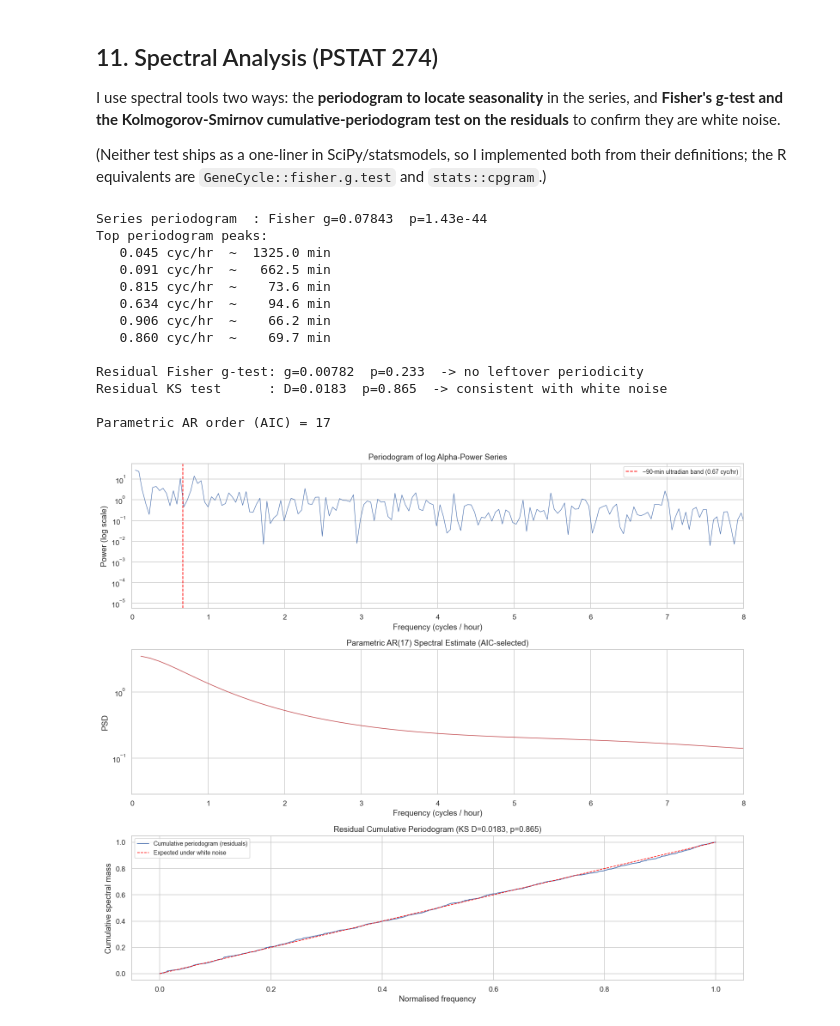
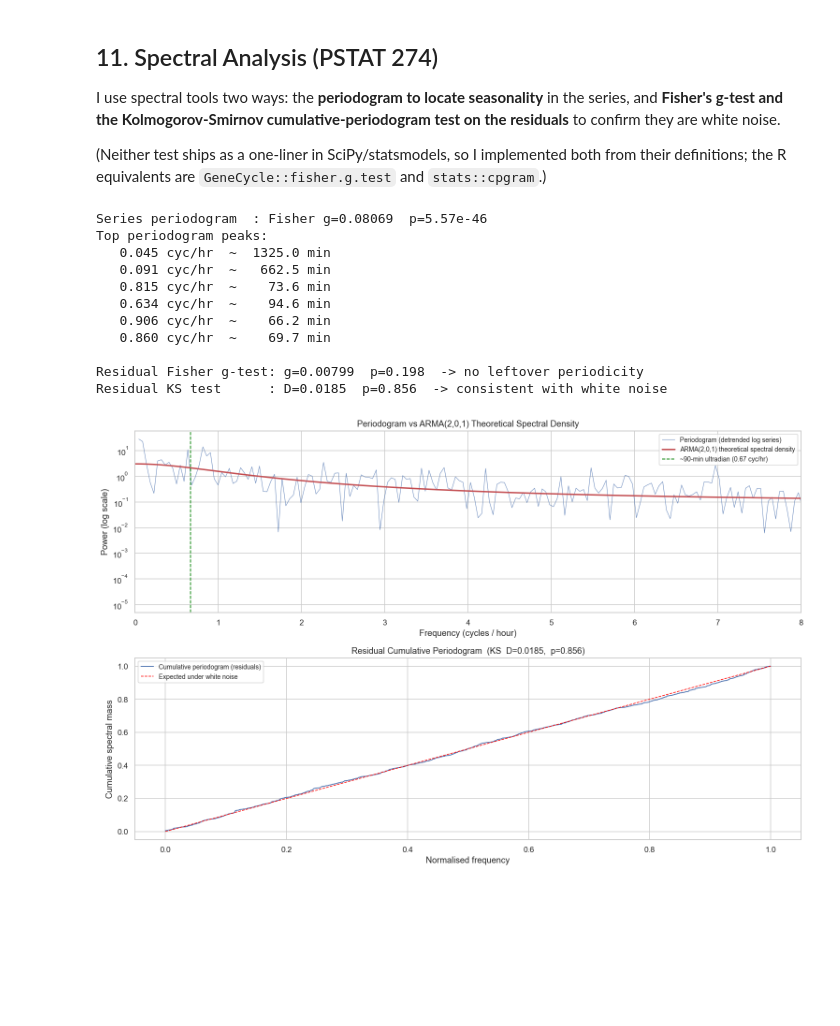
Before and after one commit to clarktenge/eeg-sleep-sarima, a Jupyter notebook: eeg_sleep_sarima.ipynb, the cells around one changed output. Cells and saved outputs as stored; diff of their text form; code cells hidden in the pictures; blank space fills up the shorter version.

```diff
--- a/eeg_sleep_sarima.ipynb
+++ b/eeg_sleep_sarima.ipynb
@@ -506,66 +656,82 @@ def ks_cumulative_periodogram(Pxx):
 dt_hr = EPOCH_SEC/3600.0
 
 # Periodogram of the (log) series -> where is the seasonality?
-ser = log_transform(X_t).values
+ser = signal.detrend(log_transform(X_t).values, type='linear')
 f_ep, Pxx = signal.periodogram(ser, fs=1.0)
 f_hr, Pnz = f_ep[1:]/dt_hr, Pxx[1:]
 g_ser, gp_ser = fisher_g_test(Pnz)
 print(f'Series periodogram  : Fisher g={g_ser:.5f}  p={gp_ser:.3g}')
 print('Top periodogram peaks:')
 for i in np.argsort(Pnz)[-6:][::-1]:
     print(f'  {f_hr[i]:6.3f} cyc/hr  ~ {60/f_hr[i]:7.1f} min')
 
 # Fisher + KS on the residuals -> are they white?
 f_r, Pr = signal.periodogram(resid, fs=1.0); Pr = Pr[1:]
 g_res, gp_res = fisher_g_test(Pr)
 d_res, dp_res, cum = ks_cumulative_periodogram(Pr)
 print(f'\nResidual Fisher g-test: g={g_res:.5f}  p={gp_res:.3g}  '
       f'-> {"periodicity remains" if gp_res<0.05 else "no leftover periodicity"}')
 print(f'Residual KS test      : D={d_res:.4f}  p={dp_res:.3g}  '
       f'-> {"structure remains" if dp_res<0.05 else "consistent with white noise"}')
 
-# Parametric AR PSD (AIC-selected order) for a smoother view of the peaks
-ba, bo = np.inf, 1
-for p in range(1, 26):
-    try:
-        mm = AutoReg(ser, lags=p, old_names=False).fit()
-        if mm.aic < ba: ba, bo = mm.aic, p
-    except Exception: pass
-arf = AutoReg(ser, lags=bo, old_names=False).fit(); apar = arf.params[1:]; s2 = np.var(arf.resid)
-w = np.linspace(0, np.pi, 512); H = np.ones(len(w), dtype=complex)
-for k, a_k in enumerate(apar, start=1): H -= a_k*np.exp(-1j*w*k)
-S_ar = s2/np.abs(H)**2; f_ar = (w/(2*np.pi))/dt_hr
-print(f'\nParametric AR order (AIC) = {bo}')
+# ── Theoretical spectral density of fitted ARMA(2,0,1) ───────────────────────
+# S(f) = σ² |θ(e^{2πif})|² / |φ(e^{2πif})|²   f in cycles/epoch
+phi1       = res.params[1]   # ar.L1
+phi2       = res.params[2]   # ar.L2
+theta1     = res.params[3]   # ma.L1  (statsmodels: +θB convention)
+sigma2_fit = res.params[4]   # sigma2
 
-fig, axes = plt.subplots(3, 1, figsize=(14, 12))
-axes[0].semilogy(f_hr, Pnz, color='#4C72B0', lw=0.8)
-axes[0].axvline(1/1.5, color='red', lw=1.2, ls='--', label='~90-min ultradian band (0.67 cyc/hr)')
-axes[0].set_title('Periodogram of log Alpha-Power Series'); axes[0].set_xlim(0, 8)
-axes[0].set_xlabel('Frequency (cycles / hour)'); axes[0].set_ylabel('Power (log scale)'); axes[0].legend(fontsize=9)
-axes[1].semilogy(f_ar[1:], S_ar[1:], color='#C44E52', lw=1.0); axes[1].set_xlim(0, 8)
-axes[1].set_title(f'Parametric AR({bo}) Spectral Estimate (AIC-selected)')
-axes[1].set_xlabel('Frequency (cycles / hour)'); axes[1].set_ylabel('PSD')
+f_mod_ep = np.linspace(1e-6, 0.499, 4096)
+z        = np.exp(-1j * 2 * np.pi * f_mod_ep)
+phi_z    = 1 - phi1*z - phi2*z**2      # AR poly: 1 - φ₁B - φ₂B²
+theta_z  = 1 + theta1*z                 # MA poly: 1 + θ₁B
+S_model  = sigma2_fit * np.abs(theta_z)**2 / np.abs(phi_z)**2
+f_mod_hr = f_mod_ep / dt_hr             # convert to cycles/hour for plot
+
+# ── Two-panel figure ──────────────────────────────────────────────────────────
+fig, axes = plt.subplots(2, 1, figsize=(14, 9))
+
+# Panel 1: periodogram + model spectral density
+axes[0].semilogy(f_hr, Pnz, color='#4C72B0', lw=0.7, alpha=0.8,
+                 label='Periodogram (detrended log series)')
+axes[0].semilogy(f_mod_hr, S_model, color='#C44E52', lw=2.0,
+                 label='ARMA(2,0,1) theoretical spectral density')
+axes[0].axvline(1/1.5, color='green', lw=1.2, ls='--',
+                label='~90-min ultradian (0.67 cyc/hr)')
+axes[0].set_xlim(0, 8)
+axes[0].set_title('Periodogram vs ARMA(2,0,1) Theoretical Spectral Density')
+axes[0].set_xlabel('Frequency (cycles / hour)')
+axes[0].set_ylabel('Power (log scale)')
+axes[0].legend(fontsize=9)
+
+# Panel 2: residual cumulative periodogram (unchanged)
 fp = np.linspace(0, 1, len(cum))
-axes[2].plot(fp, cum, color='#4C72B0', lw=1.2, label='Cumulative periodogram (residuals)')
-axes[2].plot(fp, fp, color='red', lw=1.0, ls='--', label='Expected under white noise')
-axes[2].set_title(f'Residual Cumulative Periodogram (KS D={d_res:.4f}, p={dp_res:.3g})')
-axes[2].set_xlabel('Normalised frequency'); axes[2].set_ylabel('Cumulative spectral mass'); axes[2].legend(fontsize=9)
-plt.tight_layout(); plt.savefig(f'{FIGURES_DIR}/spectral_analysis.png', bbox_inches='tight'); plt.show()
+axes[1].plot(fp, cum, color='#4C72B0', lw=1.2,
+             label='Cumulative periodogram (residuals)')
+axes[1].plot(fp, fp, color='red', lw=1.0, ls='--',
+             label='Expected under white noise')
+axes[1].set_title(f'Residual Cumulative Periodogram  '
+                  f'(KS  D={d_res:.4f},  p={dp_res:.3g})')
+axes[1].set_xlabel('Normalised frequency')
+axes[1].set_ylabel('Cumulative spectral mass')
+axes[1].legend(fontsize=9)
+
+plt.tight_layout()
+plt.savefig(f'{FIGURES_DIR}/spectral_analysis.png', bbox_inches='tight')
+plt.show()
 # %% [output]
-Series periodogram  : Fisher g=0.07843  p=1.43e-44
+Series periodogram  : Fisher g=0.08069  p=5.57e-46
 Top periodogram peaks:
    0.045 cyc/hr  ~  1325.0 min
    0.091 cyc/hr  ~   662.5 min
    0.815 cyc/hr  ~    73.6 min
    0.634 cyc/hr  ~    94.6 min
    0.906 cyc/hr  ~    66.2 min
    0.860 cyc/hr  ~    69.7 min
 
-Residual Fisher g-test: g=0.00782  p=0.233  -> no leftover periodicity
-Residual KS test      : D=0.0183  p=0.865  -> consistent with white noise
-
-Parametric AR order (AIC) = 17
+Residual Fisher g-test: g=0.00799  p=0.198  -> no leftover periodicity
+Residual KS test      : D=0.0185  p=0.856  -> consistent with white noise
-[figure, old version]
+[figure, new version]
 # %% [markdown]
 **Spectral findings.**
 
```
Also changed, not shown: parts of 23 cells of this notebook, 4 other files.
